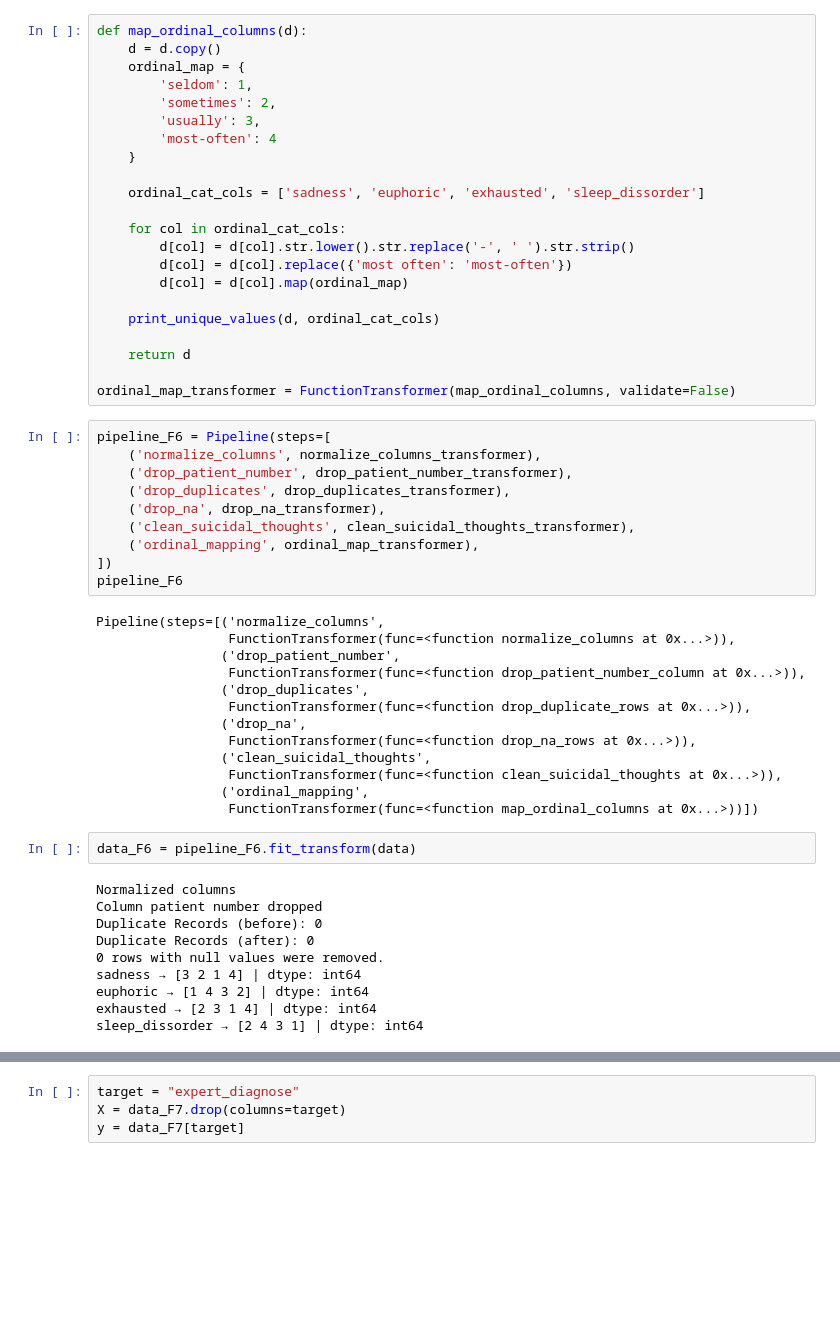
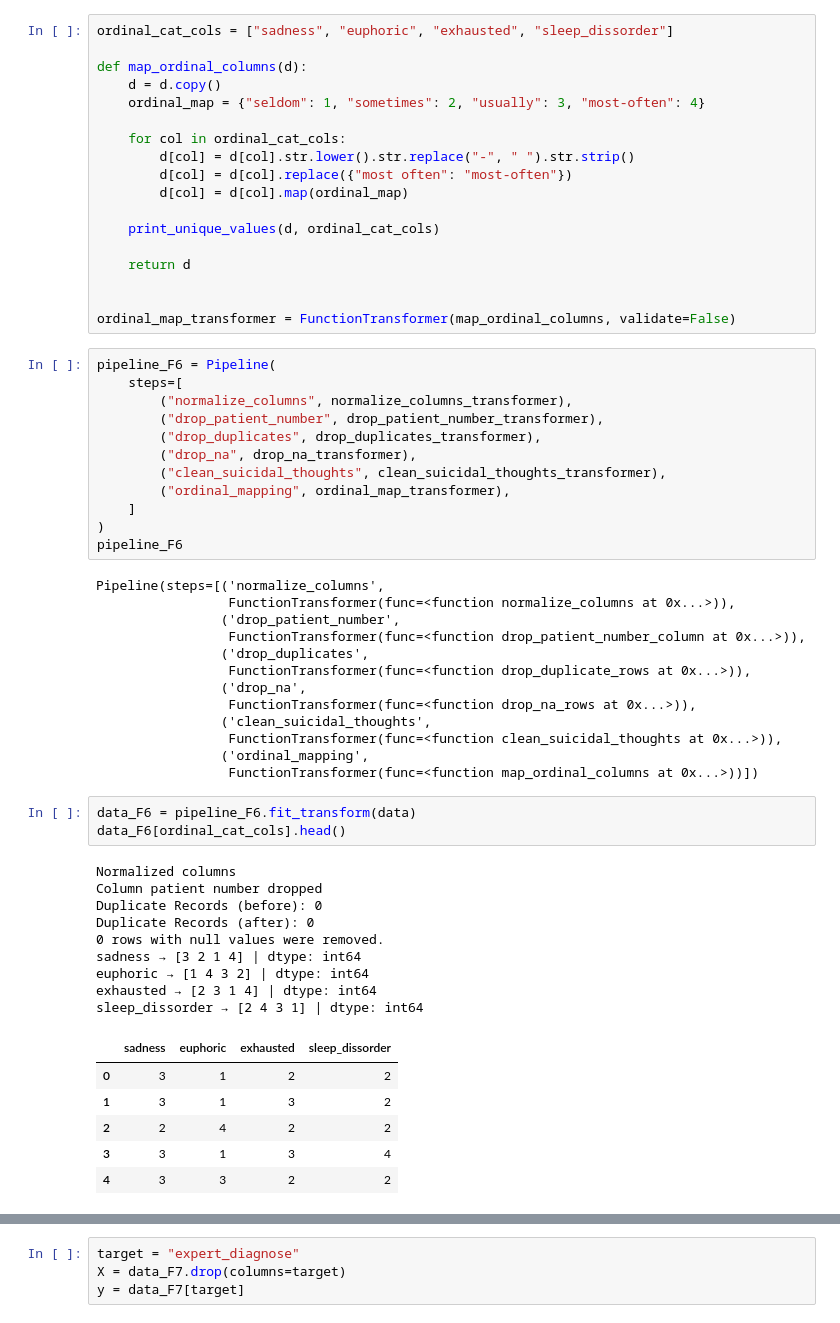
Before and after one commit to garayco/mental-disorder-classification-project, a Jupyter notebook: 03_best_model_pipeline.ipynb, the cells around one changed output, grey strips where cells are left out. Drawn from its saved outputs; the diff is of its cells as text; blank space fills up the shorter version.

```diff
--- a/03_best_model_pipeline.ipynb
+++ b/03_best_model_pipeline.ipynb
@@ -205,36 +215,34 @@ def print_unique_values(data, cols):
     for col in cols:
         print(f"{col} → {data[col].unique()} | dtype: {data[col].dtype}")
 # %%
+ordinal_cat_cols = ["sadness", "euphoric", "exhausted", "sleep_dissorder"]
+
 def map_ordinal_columns(d):
     d = d.copy()
-    ordinal_map = {
-        'seldom': 1,
-        'sometimes': 2,
-        'usually': 3,
-        'most-often': 4
-    }
-
-    ordinal_cat_cols = ['sadness', 'euphoric', 'exhausted', 'sleep_dissorder']
+    ordinal_map = {"seldom": 1, "sometimes": 2, "usually": 3, "most-often": 4}
 
     for col in ordinal_cat_cols:
-        d[col] = d[col].str.lower().str.replace('-', ' ').str.strip()
-        d[col] = d[col].replace({'most often': 'most-often'})
+        d[col] = d[col].str.lower().str.replace("-", " ").str.strip()
+        d[col] = d[col].replace({"most often": "most-often"})
         d[col] = d[col].map(ordinal_map)
 
     print_unique_values(d, ordinal_cat_cols)
 
     return d
 
+
 ordinal_map_transformer = FunctionTransformer(map_ordinal_columns, validate=False)
 # %%
-pipeline_F6 = Pipeline(steps=[
-    ('normalize_columns', normalize_columns_transformer),
-    ('drop_patient_number', drop_patient_number_transformer),
-    ('drop_duplicates', drop_duplicates_transformer),
-    ('drop_na', drop_na_transformer),
-    ('clean_suicidal_thoughts', clean_suicidal_thoughts_transformer),
-    ('ordinal_mapping', ordinal_map_transformer),
-])
+pipeline_F6 = Pipeline(
+    steps=[
+        ("normalize_columns", normalize_columns_transformer),
+        ("drop_patient_number", drop_patient_number_transformer),
+        ("drop_duplicates", drop_duplicates_transformer),
+        ("drop_na", drop_na_transformer),
+        ("clean_suicidal_thoughts", clean_suicidal_thoughts_transformer),
+        ("ordinal_mapping", ordinal_map_transformer),
+    ]
+)
 pipeline_F6
 # %% [output]
 Pipeline(steps=[('normalize_columns',
@@ -251,6 +259,7 @@ Pipeline(steps=[('normalize_columns',
                  FunctionTransformer(func=<function map_ordinal_columns at 0x...>))])
 # %%
 data_F6 = pipeline_F6.fit_transform(data)
+data_F6[ordinal_cat_cols].head()
 # %% [output]
 Normalized columns
 Column patient number dropped
@@ -260,4 +269,10 @@ Duplicate Records (after): 0
 sadness → [3 2 1 4] | dtype: int64
 euphoric → [1 4 3 2] | dtype: int64
 exhausted → [2 3 1 4] | dtype: int64
 sleep_dissorder → [2 4 3 1] | dtype: int64
+|  | sadness | euphoric | exhausted | sleep_dissorder |
+| 0 | 3 | 1 | 2 | 2 |
+| 1 | 3 | 1 | 3 | 2 |
+| 2 | 2 | 4 | 2 | 2 |
+| 3 | 3 | 1 | 3 | 4 |
+| 4 | 3 | 3 | 2 | 2 |
```
Also changed, not shown: parts of 70 cells of this notebook, 11 other files.
